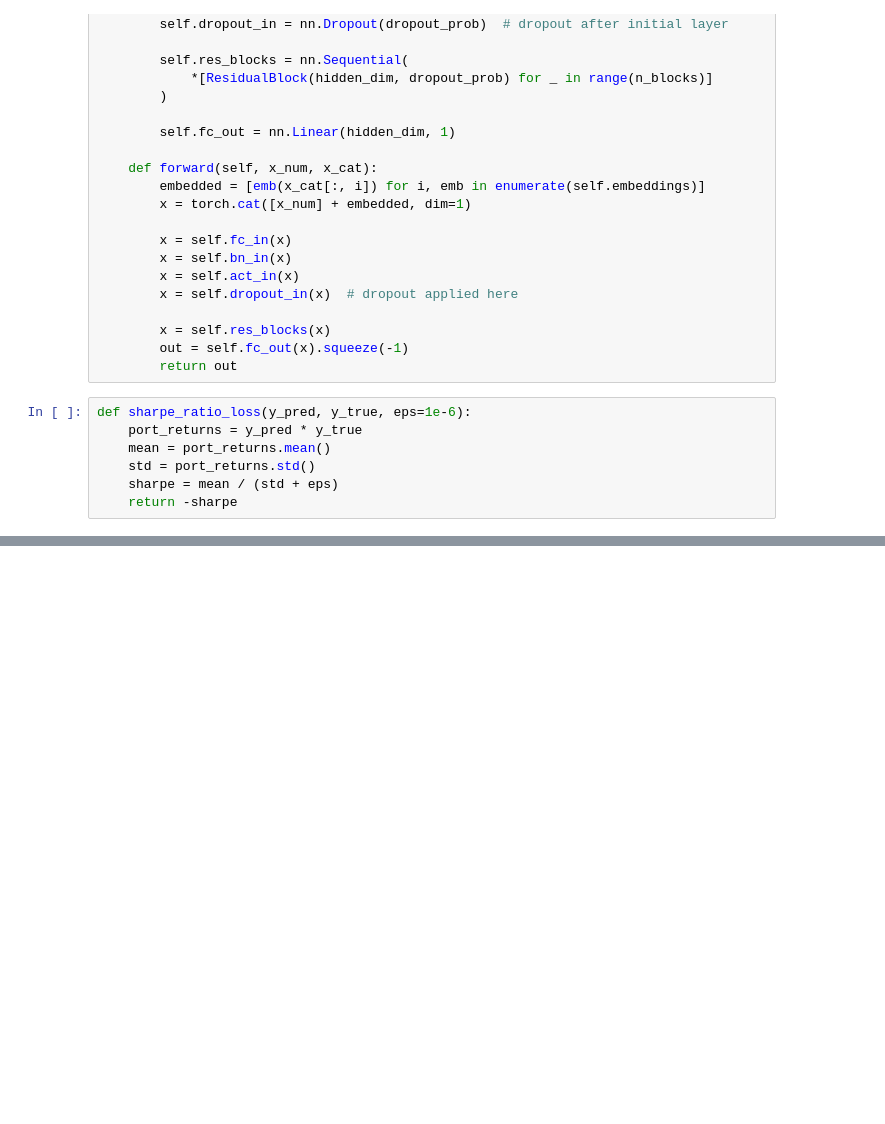
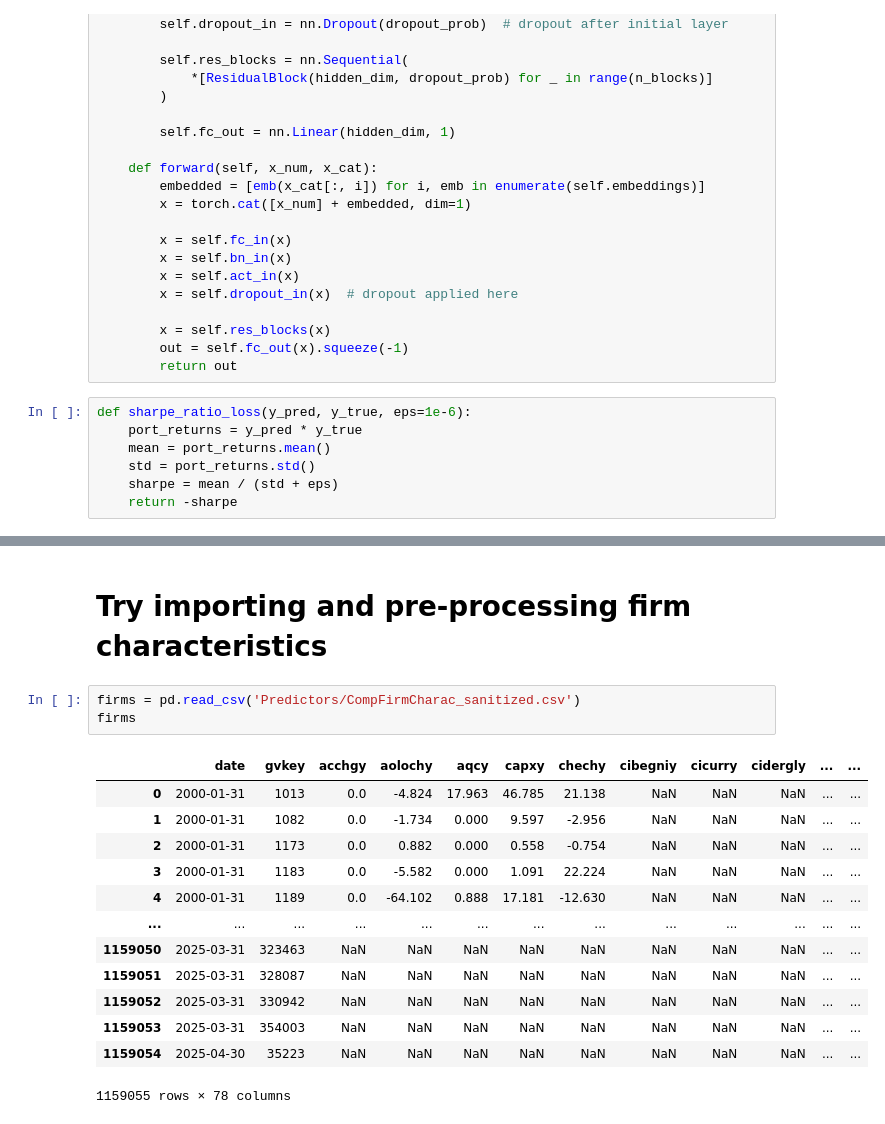
Before and after one commit to mirkorado/ML-Project, a Jupyter notebook: ResidualMLP.ipynb, the cells around one changed output, grey strips where cells are left out. Cells and saved outputs as stored; diff of their text form; blank space fills up the shorter version.

```diff
--- a/ResidualMLP.ipynb
+++ b/ResidualMLP.ipynb
@@ -283,0 +555,19 @@ plt.show()
+# %% [markdown]
+# Try importing and pre-processing firm characteristics
+# %%
+firms = pd.read_csv('Predictors/CompFirmCharac_sanitized.csv')
+firms
+# %% [output]
+|  | date | gvkey | acchgy | aolochy | aqcy | capxy | chechy | cibegniy | cicurry | cidergly | ... | ... |
+| 0 | 2000-01-31 | 1013 | 0.0 | -4.824 | 17.963 | 46.785 | 21.138 | NaN | NaN | NaN | ... | ... |
+| 1 | 2000-01-31 | 1082 | 0.0 | -1.734 | 0.000 | 9.597 | -2.956 | NaN | NaN | NaN | ... | ... |
+| 2 | 2000-01-31 | 1173 | 0.0 | 0.882 | 0.000 | 0.558 | -0.754 | NaN | NaN | NaN | ... | ... |
+| 3 | 2000-01-31 | 1183 | 0.0 | -5.582 | 0.000 | 1.091 | 22.224 | NaN | NaN | NaN | ... | ... |
+| 4 | 2000-01-31 | 1189 | 0.0 | -64.102 | 0.888 | 17.181 | -12.630 | NaN | NaN | NaN | ... | ... |
+| ... | ... | ... | ... | ... | ... | ... | ... | ... | ... | ... | ... | ... |
+| 1159050 | 2025-03-31 | 323463 | NaN | NaN | NaN | NaN | NaN | NaN | NaN | NaN | ... | ... |
+| 1159051 | 2025-03-31 | 328087 | NaN | NaN | NaN | NaN | NaN | NaN | NaN | NaN | ... | ... |
+| 1159052 | 2025-03-31 | 330942 | NaN | NaN | NaN | NaN | NaN | NaN | NaN | NaN | ... | ... |
+| 1159053 | 2025-03-31 | 354003 | NaN | NaN | NaN | NaN | NaN | NaN | NaN | NaN | ... | ... |
+| 1159054 | 2025-04-30 | 35223 | NaN | NaN | NaN | NaN | NaN | NaN | NaN | NaN | ... | ... |
+1159055 rows × 78 columns
```
Also changed, not shown: parts of 15 cells of this notebook.
